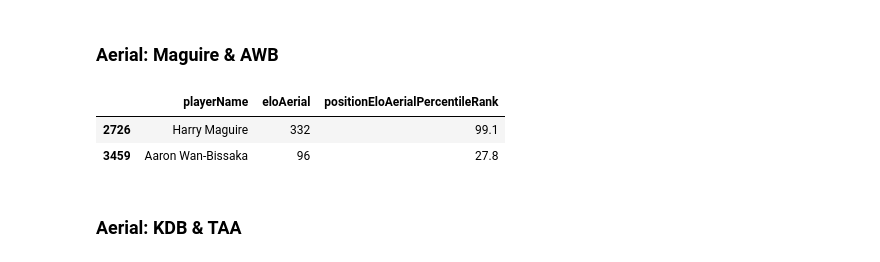
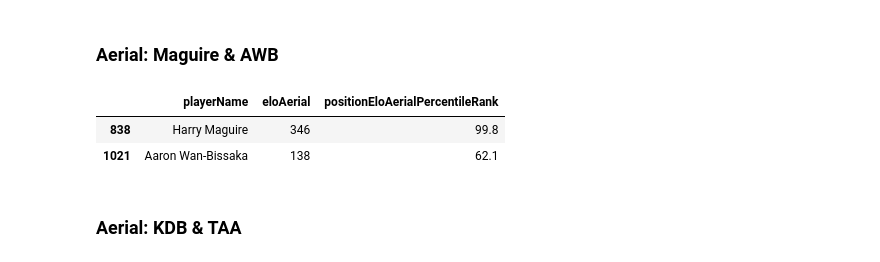
Before and after one commit to christiangilson/MSc-Applied-Statistics-Project-Code, a Jupyter notebook: Applications/xT/Player xT.ipynb, the cells around one changed output. Drawn from its saved outputs; the diff is of its cells as text; code cells hidden in the pictures.

```diff
--- a/Applications/xT/Player xT.ipynb
+++ b/Applications/xT/Player xT.ipynb
@@ -510,12 +510,12 @@ df_aerial_elo.loc[(df_aerial_elo['playerId'].isin(['176297','106760','200617','2
 # %% [markdown]
 ### Aerial: Maguire & AWB
 # %%
-df_aerial_elo.loc[(df_aerial_elo['playerId'].isin(['95658','214590'])) & (df_aerial_elo['season'] == 'All Seasons')]\
+df_aerial_elo.loc[(df_aerial_elo['playerId'].isin(['95658','214590'])) & (df_aerial_elo['season'] == '2018/19')]\
         [['playerName','eloAerial','positionEloAerialPercentileRank']]
 # %% [output]
 |  | playerName | eloAerial | positionEloAerialPercentileRank |
-| 2726 | Harry Maguire | 332 | 99.1 |
-| 3459 | Aaron Wan-Bissaka | 96 | 27.8 |
+| 838 | Harry Maguire | 346 | 99.8 |
+| 1021 | Aaron Wan-Bissaka | 138 | 62.1 |
 # %% [markdown]
 ### Aerial: KDB & TAA
 # %%
```
Also changed, not shown: parts of 5 cells of this notebook.
